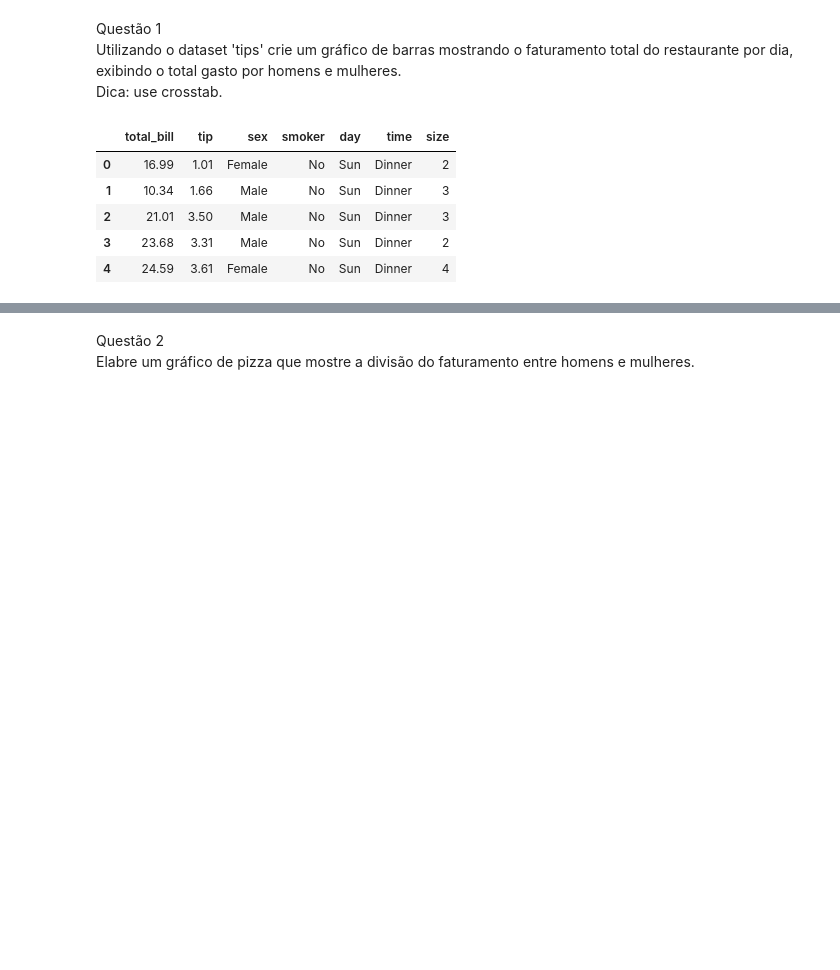
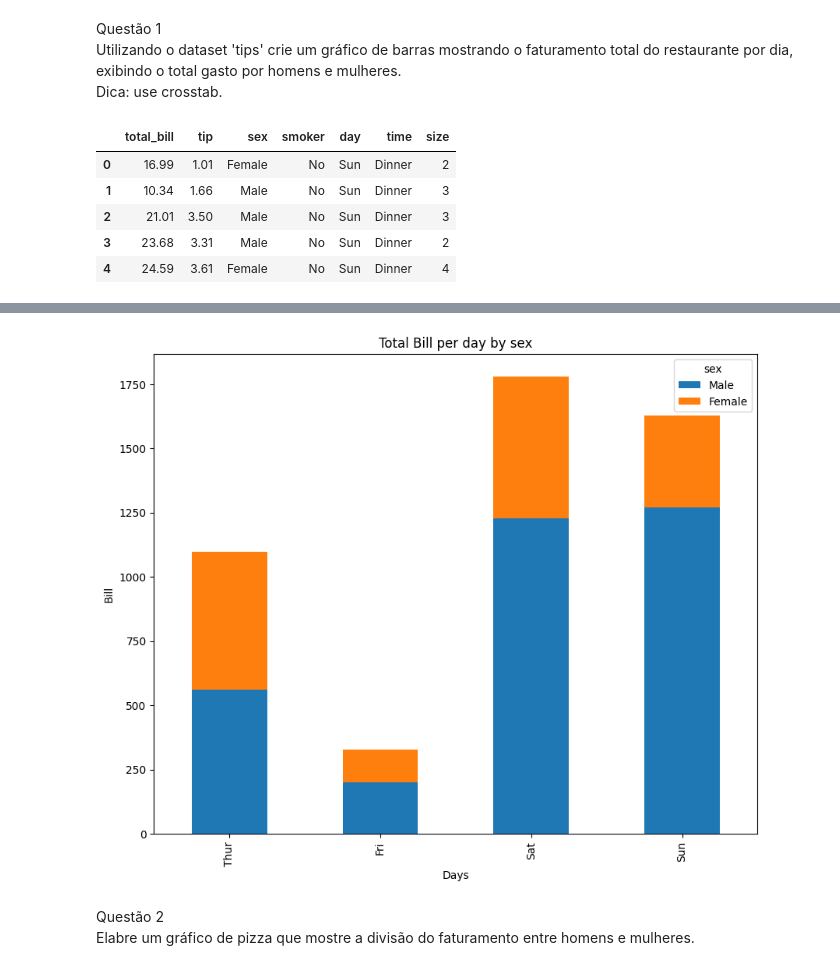
Before and after one commit to UlissesJunior/XMAC02-MetodosMatematicosAnaliseDados, a Jupyter notebook: Notebooks/Aula09 - Plotagem de Gráficos/Aula09-exerc.ipynb, the cells around one changed output, grey strips where cells are left out. Cells and saved outputs as stored; diff of their text form; code cells hidden in the pictures; blank space fills up the shorter version.

```diff
--- a/Notebooks/Aula09 - Plotagem de Gráficos/Aula09-exerc.ipynb
+++ b/Notebooks/Aula09 - Plotagem de Gráficos/Aula09-exerc.ipynb
@@ -20,3 +20,6 @@ df.head()
 | 2 | 21.01 | 3.50 | Male | No | Sun | Dinner | 3 |
 | 3 | 23.68 | 3.31 | Male | No | Sun | Dinner | 2 |
 | 4 | 24.59 | 3.61 | Female | No | Sun | Dinner | 4 |
+# %%
+summary = pd.crosstab(df['day'], df['sex'], values=df['total_bill'], aggfunc="sum")
+summary
@@ -23,3 +33,13 @@ df.head()
+# %%
+plt.rcParams['figure.figsize'] = [10, 8]
+summary.plot(kind='bar', stacked=True)
+
+plt.title('Total Bill per day by sex')
+plt.ylabel('Bill')
+plt.xlabel('Days')
+plt.show()
+# %% [output]
+[figure, added]
 # %% [markdown]
 Questão 2 \
 Elabre um gráfico de pizza que mostre a divisão do faturamento entre homens e mulheres.
```
Also changed, not shown: parts of 3 cells of this notebook.
